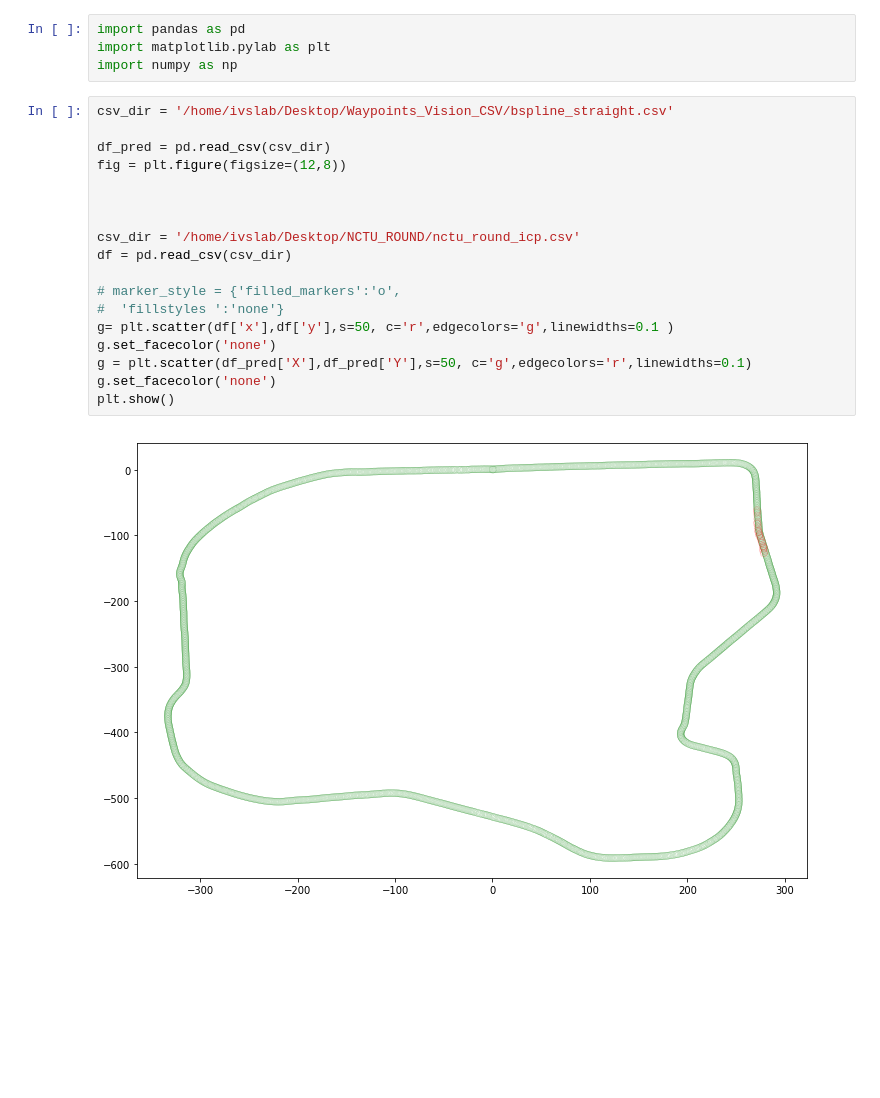
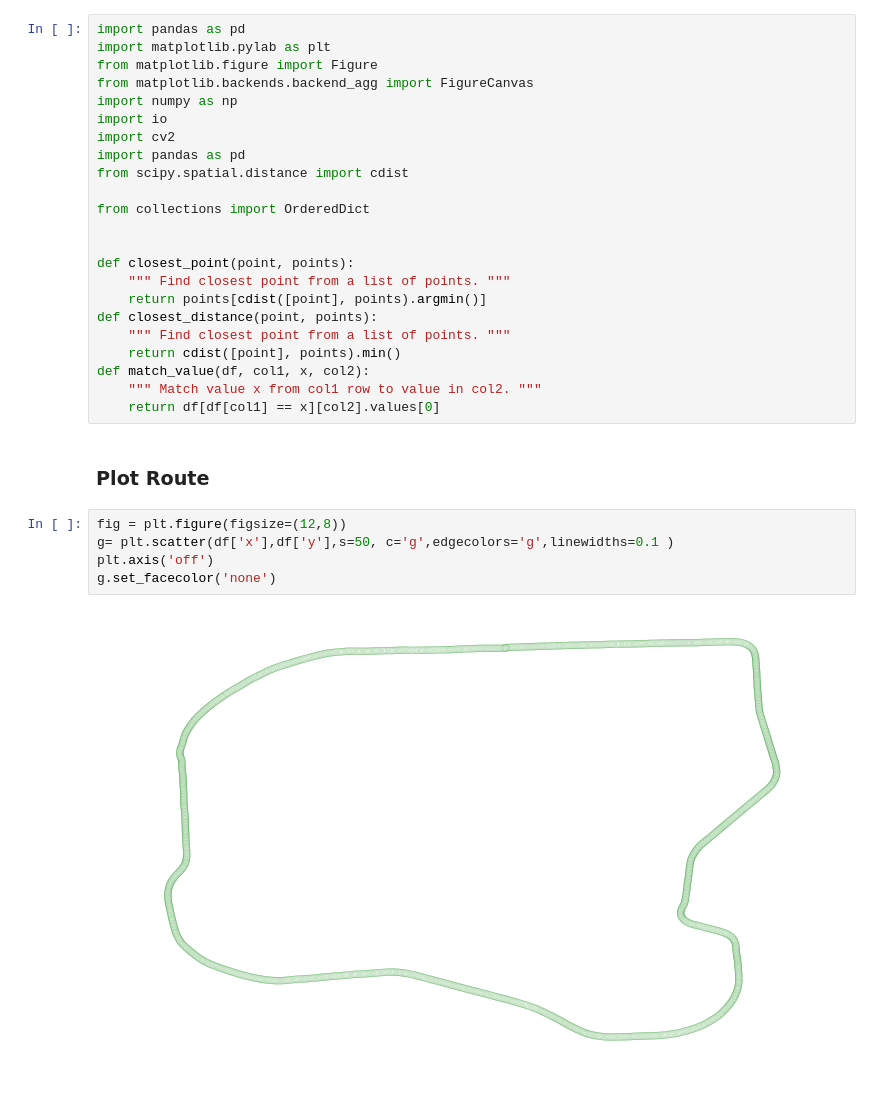
Before and after one commit to lntsh854/drive_waypoints_generater, a Jupyter notebook: src/Waypoint Visualizer.ipynb, the cells around one changed output. Cells and saved outputs as stored; diff of their text form; blank space fills up the shorter version.

```diff
--- a/src/Waypoint Visualizer.ipynb
+++ b/src/Waypoint Visualizer.ipynb
@@ -1,24 +1,32 @@
-# %%
-import pandas as pd
-import matplotlib.pylab as plt
-import numpy as np
+# %%
+import pandas as pd
+import matplotlib.pylab as plt
+from matplotlib.figure import Figure
+from matplotlib.backends.backend_agg import FigureCanvas
+import numpy as np
+import io
+import cv2
+import pandas as pd
+from scipy.spatial.distance import cdist
+
+from collections import OrderedDict
+
+
+def closest_point(point, points):
+    """ Find closest point from a list of points. """
+    return points[cdist([point], points).argmin()]
+def closest_distance(point, points):
+    """ Find closest point from a list of points. """
+    return cdist([point], points).min()
+def match_value(df, col1, x, col2):
+    """ Match value x from col1 row to value in col2. """
+    return df[df[col1] == x][col2].values[0]
+# %% [markdown]
+### Plot Route
 # %%
-csv_dir = '/home/ivslab/Desktop/Waypoints_Vision_CSV/bspline_straight.csv'
-
-df_pred = pd.read_csv(csv_dir)
 fig = plt.figure(figsize=(12,8))
-
-
-
-csv_dir = '/home/ivslab/Desktop/NCTU_ROUND/nctu_round_icp.csv'
-df = pd.read_csv(csv_dir)
-
-# marker_style = {'filled_markers':'o',
-#  'fillstyles ':'none'}
-g= plt.scatter(df['x'],df['y'],s=50, c='r',edgecolors='g',linewidths=0.1 )
+g= plt.scatter(df['x'],df['y'],s=50, c='g',edgecolors='g',linewidths=0.1 )
+plt.axis('off')
 g.set_facecolor('none')
-g = plt.scatter(df_pred['X'],df_pred['Y'],s=50, c='g',edgecolors='r',linewidths=0.1)
-g.set_facecolor('none')
-plt.show()
 # %% [output]
-[figure, old version]
+[figure, new version]
```
Also changed, not shown: parts of 11 cells of this notebook, 2 other files.
